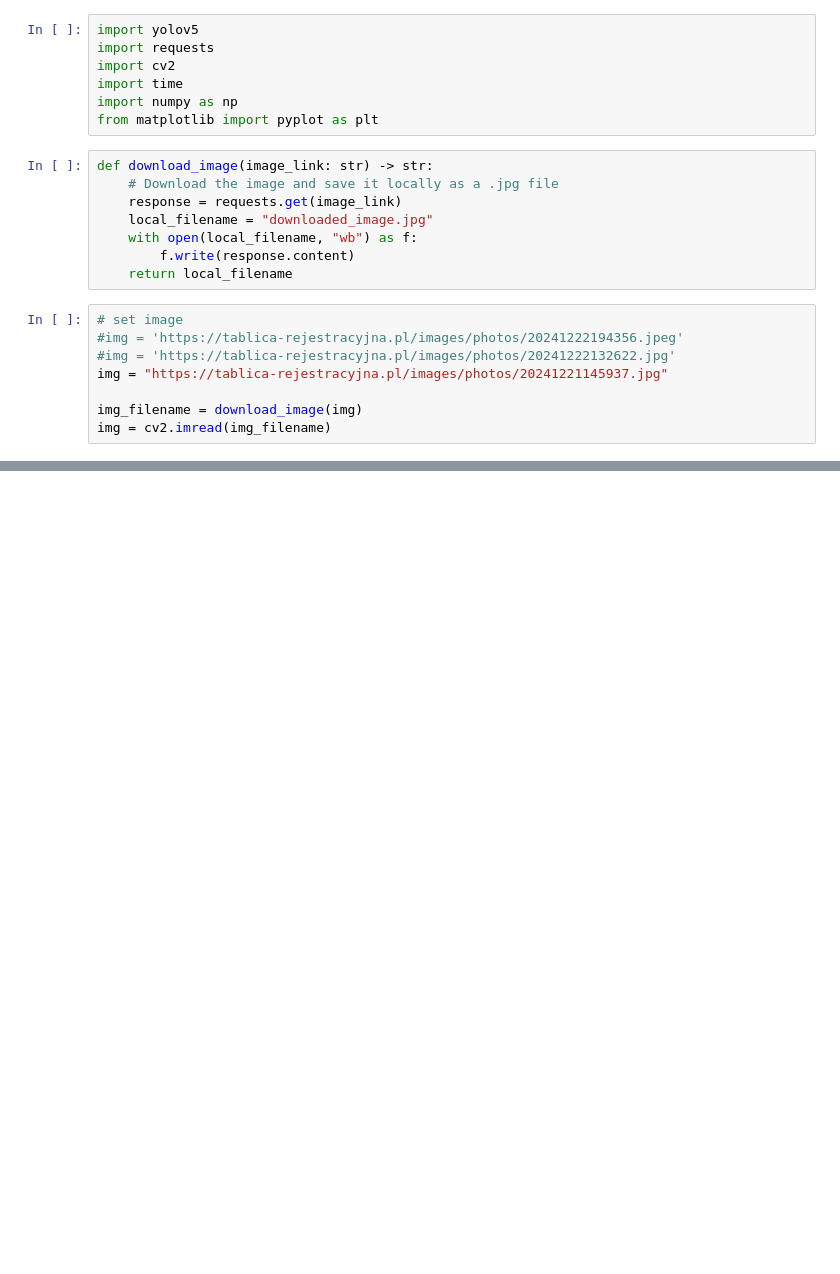
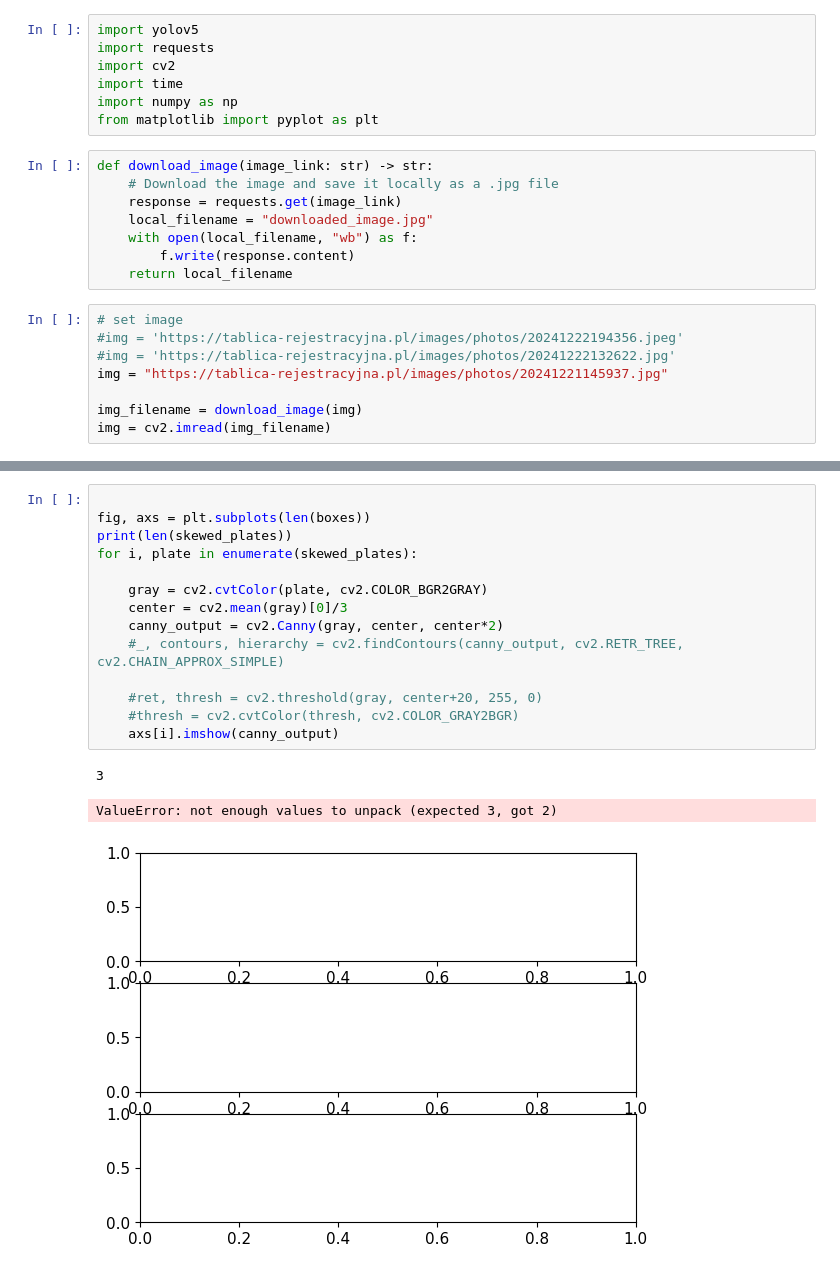
Before and after one commit to jurstu/labaOpenCV, a Jupyter notebook: project/playground_for_tests/notebookALPR/main.ipynb, the cells around one changed output, grey strips where cells are left out. Cells and saved outputs as stored; diff of their text form; blank space fills up the shorter version.

```diff
--- a/project/playground_for_tests/notebookALPR/main.ipynb
+++ b/project/playground_for_tests/notebookALPR/main.ipynb
@@ -81,0 +97,18 @@ for i, box in enumerate(boxes):
+# %%
+
+fig, axs = plt.subplots(len(boxes))
+print(len(skewed_plates))
+for i, plate in enumerate(skewed_plates):
+
+    gray = cv2.cvtColor(plate, cv2.COLOR_BGR2GRAY)
+    center = cv2.mean(gray)[0]/3
+    canny_output = cv2.Canny(gray, center, center*2)
+    #_, contours, hierarchy = cv2.findContours(canny_output, cv2.RETR_TREE, cv2.CHAIN_APPROX_SIMPLE)
+
+    #ret, thresh = cv2.threshold(gray, center+20, 255, 0)
+    #thresh = cv2.cvtColor(thresh, cv2.COLOR_GRAY2BGR)
+    axs[i].imshow(canny_output)
+# %% [output]
+3
+ValueError: not enough values to unpack (expected 3, got 2)
+[figure, added]
```
Also changed, not shown: parts of 2 cells of this notebook.
